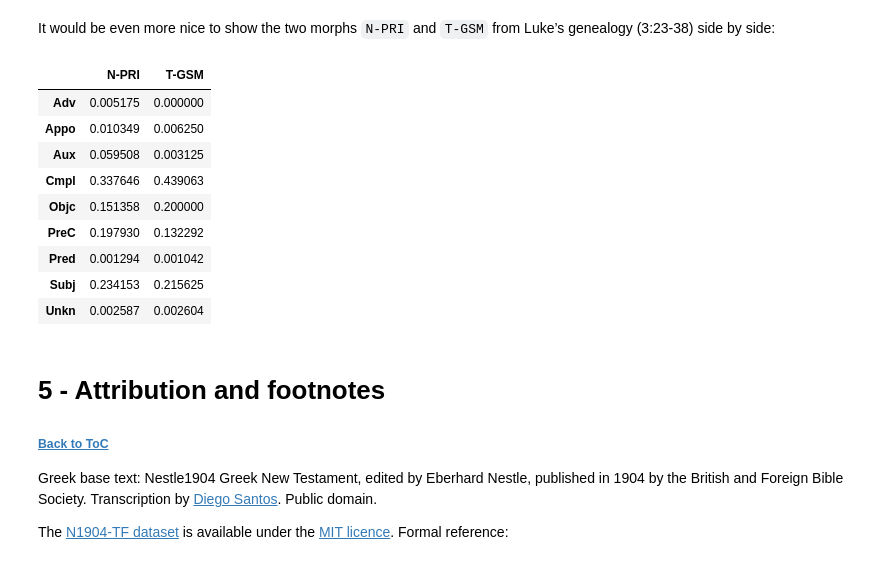
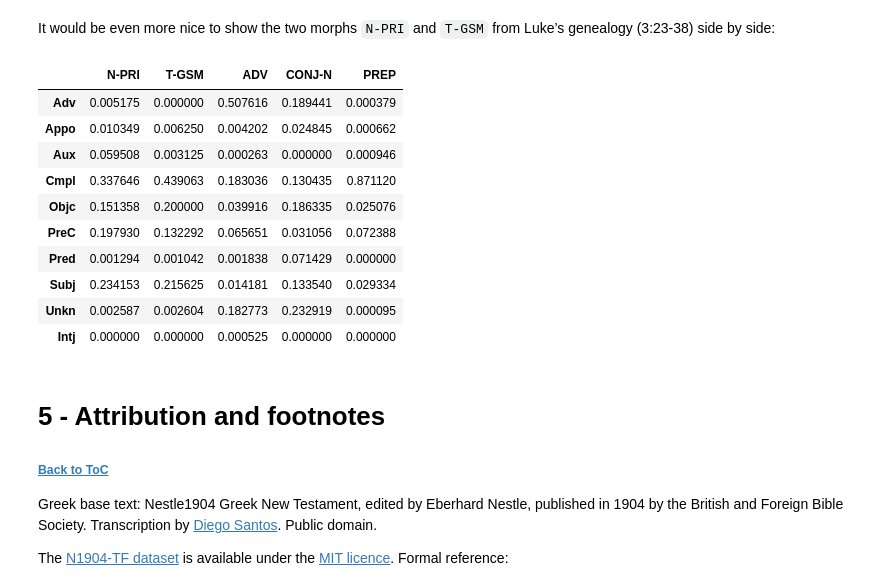
Before and after one commit to tonyjurg/N1904addons, a Jupyter notebook: docs/use_cases/use_case_9_entropy.ipynb, the cells around one changed output. Drawn from its saved outputs; the diff is of its cells as text; code cells hidden in the pictures.

```diff
--- a/docs/use_cases/use_case_9_entropy.ipynb
+++ b/docs/use_cases/use_case_9_entropy.ipynb
@@ -466,44 +538,45 @@ It would be even more nice to show the two morphs `N-PRI` and `T-GSM` from Luke
 # %%
 import pandas as pd
 from IPython.display import display
 import pickle
 
 # ------------------------------------------------------------------------------
 # Setup: Load  dictionary from a local pickle file
 # -----------------------------------------------------------------------------
 with open('P_f_given_datatype.pkl', 'rb') as f:
     P_f_given_datatype = pickle.load(f)
 
 # -----------------------------------------------------------------------------
 # Lookup and display N1904-TF distributions for specified morphological tags side-by-side
 # -----------------------------------------------------------------------------
 # Define the list of morph tags to compare
-tags_to_compare = ['N-PRI', 'T-GSM']
+tags_to_compare = ['N-PRI', 'T-GSM','ADV','CONJ-N','PREP']
 
 # Extract distributions from the loaded dictionary
 # Each entry is a mapping of syntactic functions to probabilities
 dist_dicts = {
     tag: P_f_given_datatype.get('morph', {}).get(tag, {})
     for tag in tags_to_compare
 }
 
 # Convert to pandas DataFrame: rows = functions, columns = tags
 df_dist = pd.DataFrame(dist_dicts).fillna(0)
 
 # Display the comparison table in the notebook
 # The table shows, for each syntactic function, the probability per tag
 display(df_dist)
 # %% [output]
-|  | N-PRI | T-GSM |
-| Adv | 0.005175 | 0.000000 |
-| Appo | 0.010349 | 0.006250 |
-| Aux | 0.059508 | 0.003125 |
-| Cmpl | 0.337646 | 0.439063 |
-| Objc | 0.151358 | 0.200000 |
-| PreC | 0.197930 | 0.132292 |
-| Pred | 0.001294 | 0.001042 |
-| Subj | 0.234153 | 0.215625 |
-| Unkn | 0.002587 | 0.002604 |
+|  | N-PRI | T-GSM | ADV | CONJ-N | PREP |
+| Adv | 0.005175 | 0.000000 | 0.507616 | 0.189441 | 0.000379 |
+| Appo | 0.010349 | 0.006250 | 0.004202 | 0.024845 | 0.000662 |
+| Aux | 0.059508 | 0.003125 | 0.000263 | 0.000000 | 0.000946 |
+| Cmpl | 0.337646 | 0.439063 | 0.183036 | 0.130435 | 0.871120 |
+| Objc | 0.151358 | 0.200000 | 0.039916 | 0.186335 | 0.025076 |
+| PreC | 0.197930 | 0.132292 | 0.065651 | 0.031056 | 0.072388 |
+| Pred | 0.001294 | 0.001042 | 0.001838 | 0.071429 | 0.000000 |
+| Subj | 0.234153 | 0.215625 | 0.014181 | 0.133540 | 0.029334 |
+| Unkn | 0.002587 | 0.002604 | 0.182773 | 0.232919 | 0.000095 |
+| Intj | 0.000000 | 0.000000 | 0.000525 | 0.000000 | 0.000000 |
 # %% [markdown]
 # 5 - Attribution and footnotes <a class="anchor" id="bullet5"></a>
 ##### [Back to ToC](#TOC)
```
Also changed, not shown: parts of 10 cells of this notebook.
